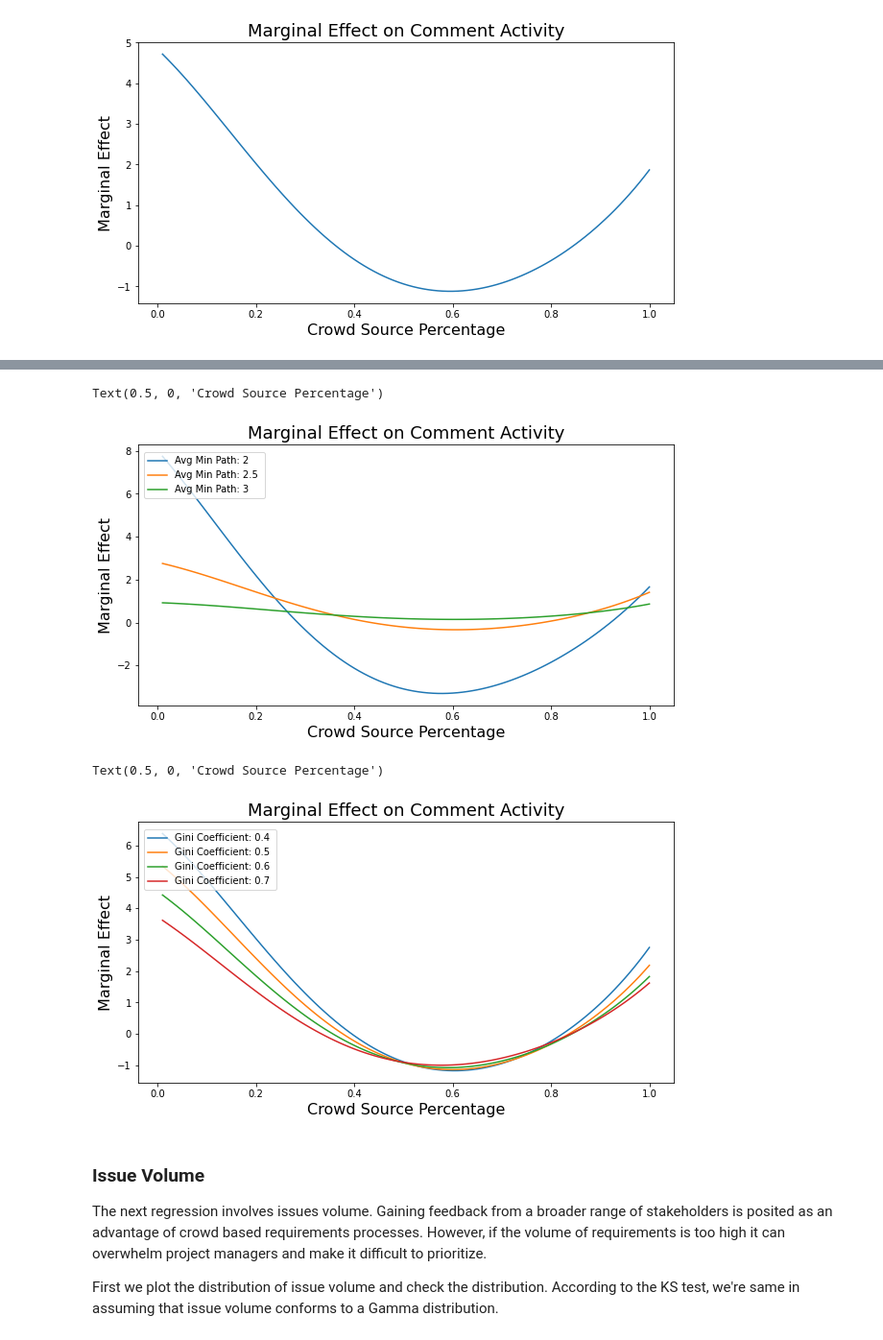
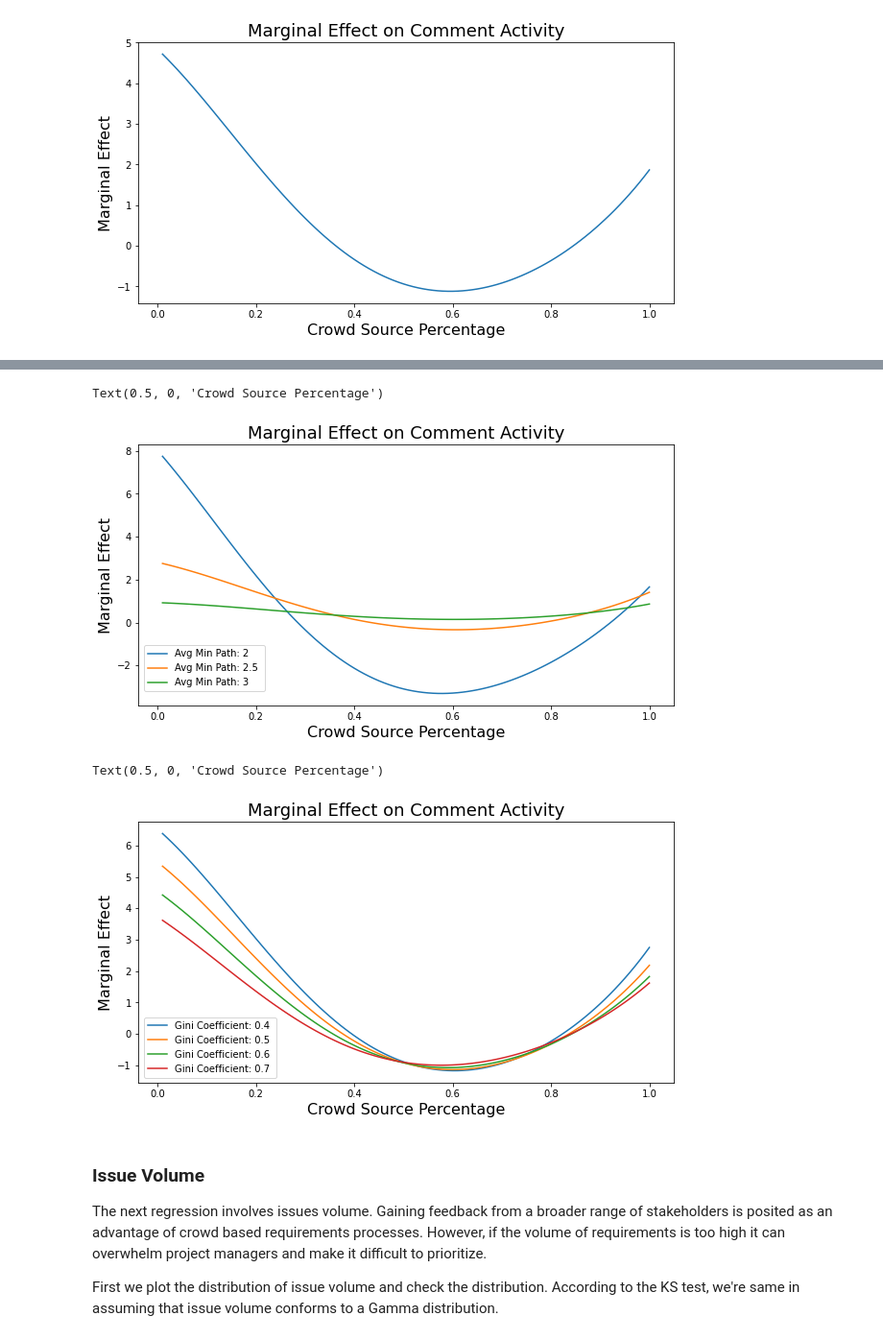
Before and after one commit to MthwRobinson/sh-network-paper, a Jupyter notebook: notebooks/analysis.ipynb, the cells around one changed output, grey strips where cells are left out. Shown: that part at 96% size. Saved outputs shown, nothing was run; the diff lists cells and outputs as text; code cells hidden in the pictures.

```diff
--- a/notebooks/analysis.ipynb
+++ b/notebooks/analysis.ipynb
@@ -442,40 +441,40 @@ for avg_min_path in [2, 2.5, 3]:
     marginal_effects = pd.DataFrame(marginal_effects)
     sns.lineplot(y=marginal_effects['effect'], x=marginal_effects['crowd_pct'], label=label)
 
-plt.legend(bbox_to_anchor=(0.01, 0.97), loc=2, borderaxespad=0.)
+plt.legend(bbox_to_anchor=(0.01, 0.23), loc=2, borderaxespad=0.)
 plt.title('Marginal Effect on Comment Activity', fontsize=18)
 plt.ylabel('Marginal Effect', fontsize=16)
 plt.xlabel('Crowd Source Percentage', fontsize=16)
 # %% [output]
 Text(0.5, 0, 'Crowd Source Percentage')
-[figure, old version]
+[figure, new version]
 # %%
 plt.figure(figsize=(10, 5))
 
 for gini_coefficient in [0.4, 0.5, 0.6, 0.7]:
     marginal_effects = {'crowd_pct': [], 'effect': []}
     label = 'Gini Coefficient: {} '.format(gini_coefficient)
     avg_clustering = data['avg_clustering']
     avg_min_path = data['avg_min_path']
 
     for i in range(100):
         crowd_pct = (i+1)/100
         avg_effect = calc_total_effect(data, res, X,
                                        crowd_pct=crowd_pct,
                                        gini_coefficient=gini_coefficient)
         marginal_effects['crowd_pct'].append(crowd_pct)
         marginal_effects['effect'].append(avg_effect)
 
     marginal_effects = pd.DataFrame(marginal_effects)
     sns.lineplot(y=marginal_effects['effect'], x=marginal_effects['crowd_pct'], label=label)
 
-plt.legend(bbox_to_anchor=(0.01, 0.97), loc=2, borderaxespad=0.)
+plt.legend(bbox_to_anchor=(0.01, 0.25), loc=2, borderaxespad=0.)
 plt.title('Marginal Effect on Comment Activity', fontsize=18)
 plt.ylabel('Marginal Effect', fontsize=16)
 plt.xlabel('Crowd Source Percentage', fontsize=16)
 # %% [output]
 Text(0.5, 0, 'Crowd Source Percentage')
-[figure, old version]
+[figure, new version]
 # %% [markdown]
 ### Issue Volume <a id='issues_over_time'></a>
 
```
Also changed, not shown: parts of 5 cells of this notebook, 1 other file.
